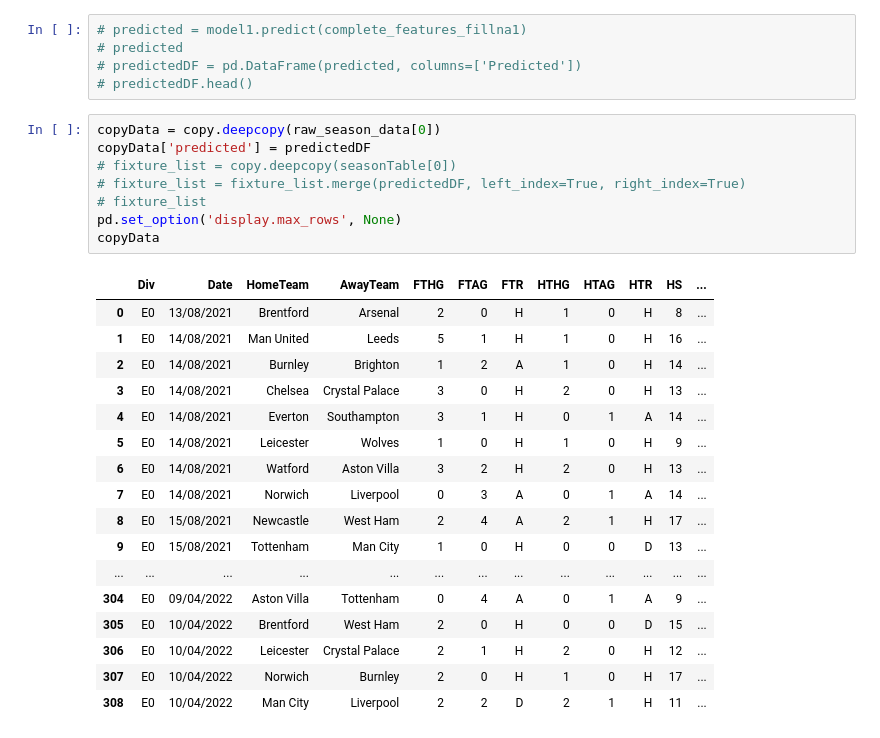
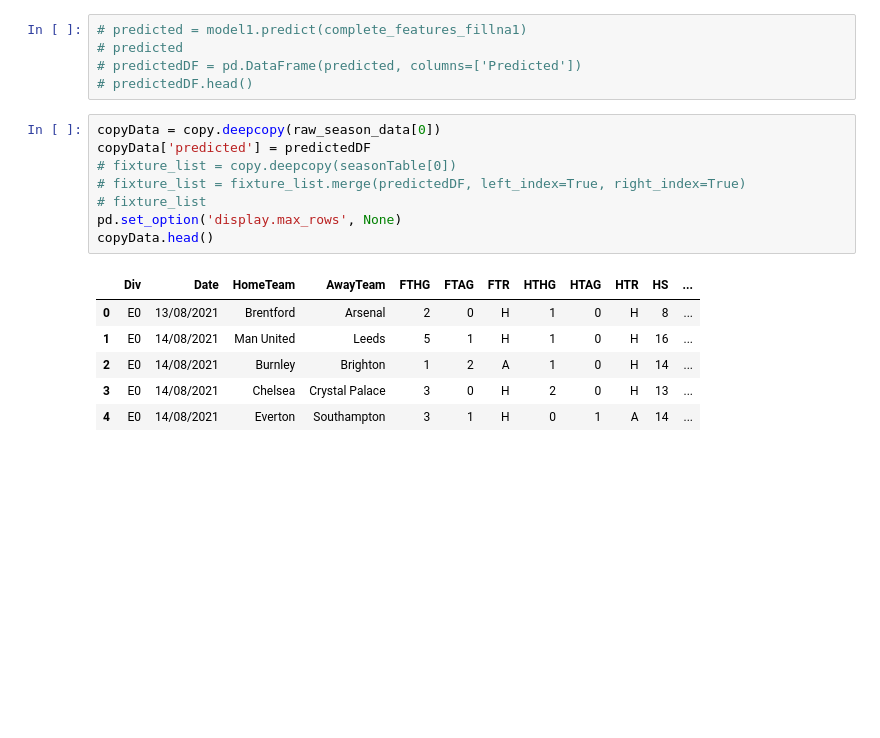
Before and after one commit to tateriordan/EPL-Match-Predictor, a Jupyter notebook: DNN_and_LogisticRegression1.ipynb, the cells around one changed output. Drawn from its saved outputs; the diff is of its cells as text; blank space fills up the shorter version.

```diff
--- a/DNN_and_LogisticRegression1.ipynb
+++ b/DNN_and_LogisticRegression1.ipynb
@@ -880,29 +827,18 @@ predictedDF.head()
 # %%
 copyData = copy.deepcopy(raw_season_data[0])
 copyData['predicted'] = predictedDF
 # fixture_list = copy.deepcopy(seasonTable[0])
 # fixture_list = fixture_list.merge(predictedDF, left_index=True, right_index=True)
 # fixture_list
 pd.set_option('display.max_rows', None)
-copyData
+copyData.head()
 # %% [output]
 |  | Div | Date | HomeTeam | AwayTeam | FTHG | FTAG | FTR | HTHG | HTAG | HTR | HS | ... |
 | 0 | E0 | 13/08/2021 | Brentford | Arsenal | 2 | 0 | H | 1 | 0 | H | 8 | ... |
 | 1 | E0 | 14/08/2021 | Man United | Leeds | 5 | 1 | H | 1 | 0 | H | 16 | ... |
 | 2 | E0 | 14/08/2021 | Burnley | Brighton | 1 | 2 | A | 1 | 0 | H | 14 | ... |
 | 3 | E0 | 14/08/2021 | Chelsea | Crystal Palace | 3 | 0 | H | 2 | 0 | H | 13 | ... |
 | 4 | E0 | 14/08/2021 | Everton | Southampton | 3 | 1 | H | 0 | 1 | A | 14 | ... |
-| 5 | E0 | 14/08/2021 | Leicester | Wolves | 1 | 0 | H | 1 | 0 | H | 9 | ... |
-| 6 | E0 | 14/08/2021 | Watford | Aston Villa | 3 | 2 | H | 2 | 0 | H | 13 | ... |
-| 7 | E0 | 14/08/2021 | Norwich | Liverpool | 0 | 3 | A | 0 | 1 | A | 14 | ... |
-| 8 | E0 | 15/08/2021 | Newcastle | West Ham | 2 | 4 | A | 2 | 1 | H | 17 | ... |
-| 9 | E0 | 15/08/2021 | Tottenham | Man City | 1 | 0 | H | 0 | 0 | D | 13 | ... |
-| ... | ... | ... | ... | ... | ... | ... | ... | ... | ... | ... | ... | ... |
-| 304 | E0 | 09/04/2022 | Aston Villa | Tottenham | 0 | 4 | A | 0 | 1 | A | 9 | ... |
-| 305 | E0 | 10/04/2022 | Brentford | West Ham | 2 | 0 | H | 0 | 0 | D | 15 | ... |
-| 306 | E0 | 10/04/2022 | Leicester | Crystal Palace | 2 | 1 | H | 2 | 0 | H | 12 | ... |
-| 307 | E0 | 10/04/2022 | Norwich | Burnley | 2 | 0 | H | 1 | 0 | H | 17 | ... |
-| 308 | E0 | 10/04/2022 | Man City | Liverpool | 2 | 2 | D | 2 | 1 | H | 11 | ... |
 # %%
 def create_home_dict_predicted(table,matchNum):
     matchDict={}
```
Also changed, not shown: parts of 10 cells of this notebook.
